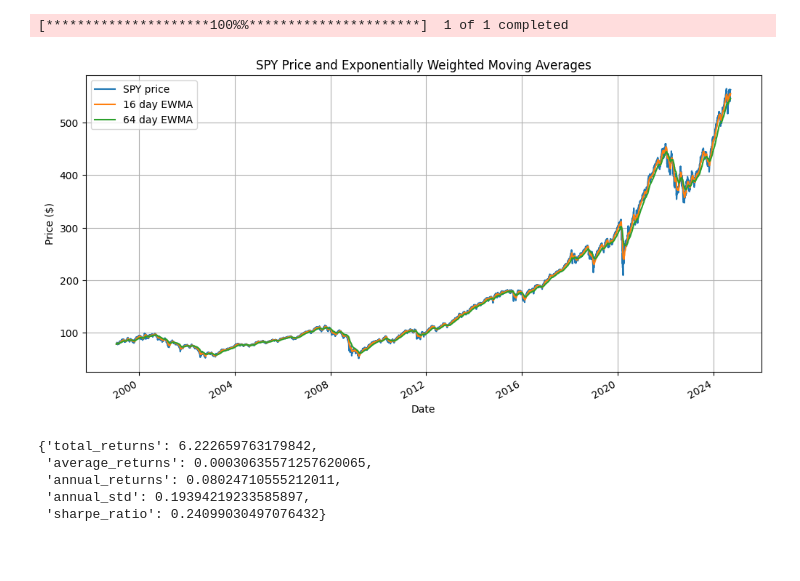
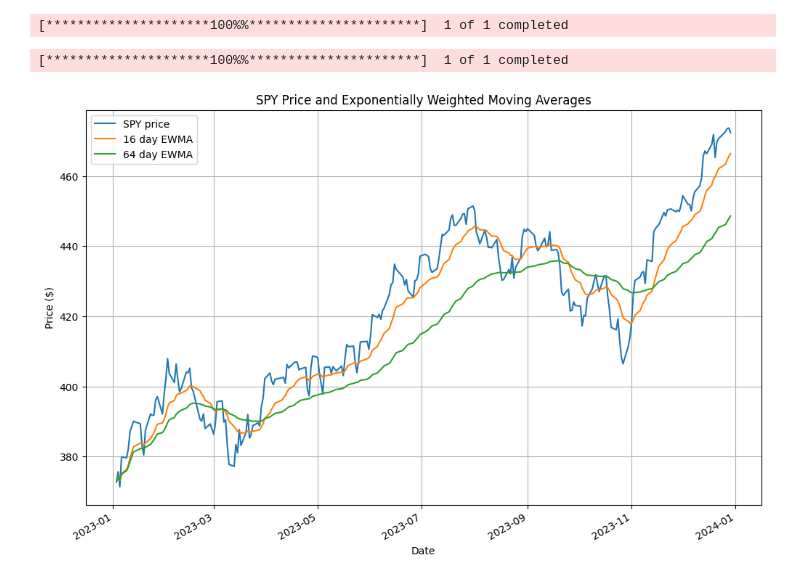
Before and after one commit to yangsu01/funance_blog, a Jupyter notebook: blogs/12-evaluating-strategies/evaluating_strategies.ipynb, the cells around one changed output. Drawn from its saved outputs; the diff is of its cells as text; code cells hidden in the pictures; blank space fills up the shorter version.

```diff
--- a/blogs/12-evaluating-strategies/evaluating_strategies.ipynb
+++ b/blogs/12-evaluating-strategies/evaluating_strategies.ipynb
@@ -30,18 +30,22 @@ risk_free_rate = get_risk_free_rate(START_DATE, END_DATE)
 # %% [output]
 [*********************100%%**********************]  1 of 1 completed
 # %%
-plt.figure(figsize=(12, 6))
-plt.plot(prices, label=f'{TICKER} price')
-prices.ewm(span=SHORT_WINDOW).mean().plot(label=f'{SHORT_WINDOW} day EWMA')
-prices.ewm(span=LONG_WINDOW).mean().plot(label=f'{LONG_WINDOW} day EWMA')
+# example of EWMA crossover strategy
+ex_data = yf.download(TICKER, start='2023-01-01', end='2023-12-31')['Adj Close']
+
+plt.figure(figsize=(12, 8))
+plt.plot(ex_data, label=f'{TICKER} price')
+ex_data.ewm(span=SHORT_WINDOW).mean().plot(label=f'{SHORT_WINDOW} day EWMA')
+ex_data.ewm(span=LONG_WINDOW).mean().plot(label=f'{LONG_WINDOW} day EWMA')
 plt.xlabel('Date')
 plt.ylabel('Price ($)')
 plt.title(f'{TICKER} Price and Exponentially Weighted Moving Averages')
 plt.legend()
 plt.grid()
 plt.show()
 # %% [output]
+[*********************100%%**********************]  1 of 1 completed
-[figure, old version]
+[figure, new version]
 # %%
 stock_returns = prices.pct_change().dropna()
 total_returns = (prices.iloc[-1]-prices.iloc[0])/prices.iloc[0]
@@ -57,11 +61,3 @@ stock_results = {
     'annual_std': annual_std,
     'sharpe_ratio': sharpe_ratio
 }
-# %%
-stock_results
-# %% [output]
-{'total_returns': 6.222659763179842,
- 'average_returns': 0.00030635571257620065,
- 'annual_returns': 0.08024710555212011,
- 'annual_std': 0.19394219233585897,
- 'sharpe_ratio': 0.24099030497076432}
```
Also changed, not shown: parts of 18 cells of this notebook, 1 other file.
